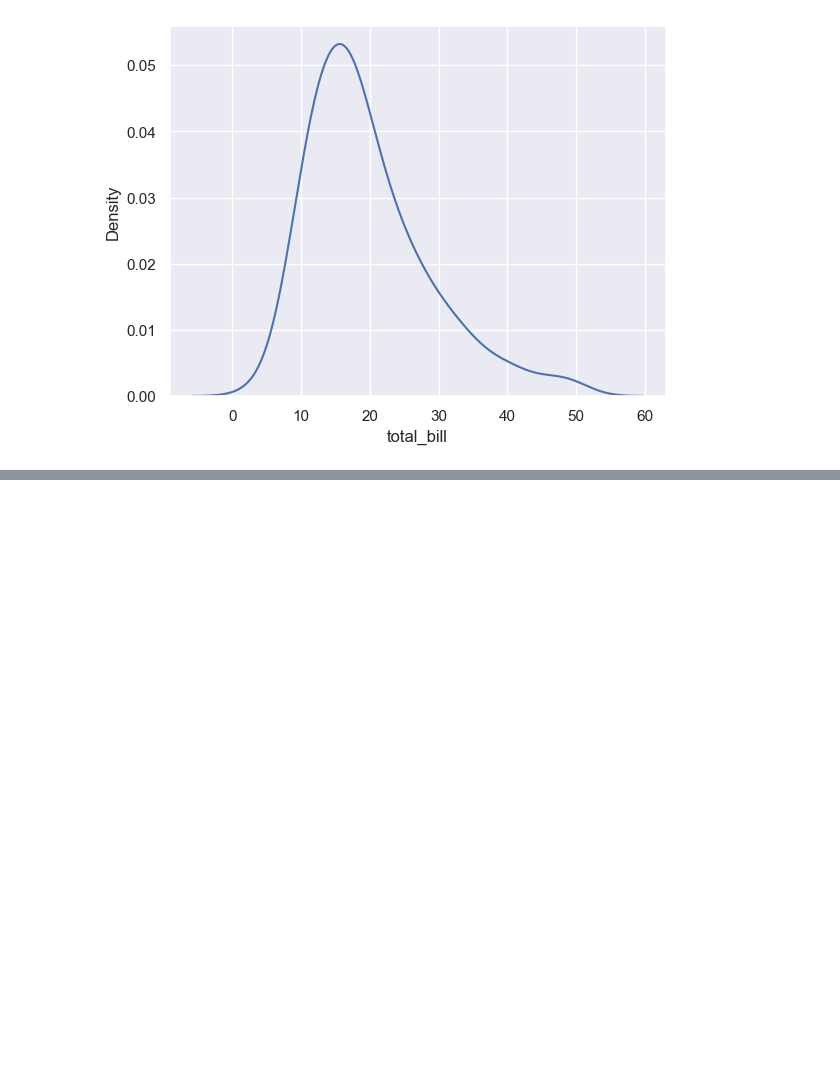
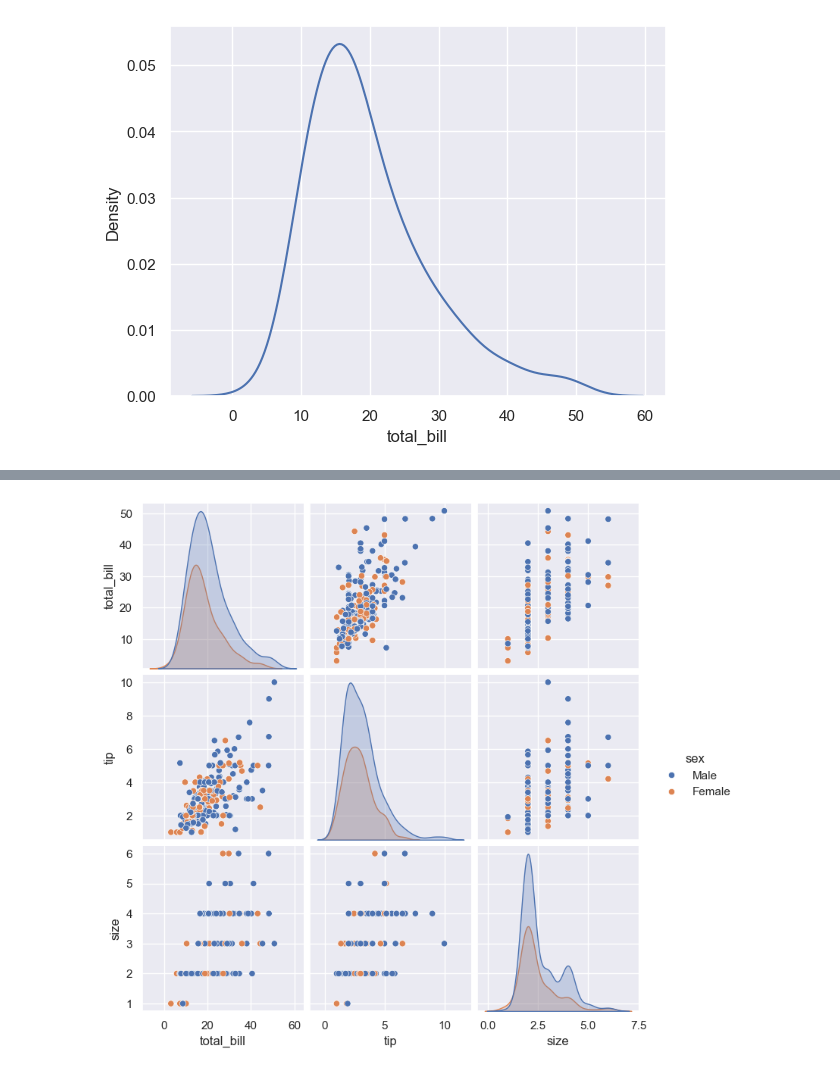
Before and after one commit to oscarm24/Analisis_de_datos_python, a Jupyter notebook: AnalisisDatos.ipynb, the cells around one changed output, grey strips where cells are left out. Drawn from its saved outputs; the diff is of its cells as text; code cells hidden in the pictures; blank space fills up the shorter version.

```diff
--- a/AnalisisDatos.ipynb
+++ b/AnalisisDatos.ipynb
@@ -937,0 +953,5 @@ plt.show()
+# %%
+sns.pairplot(df, hue="sex")
+plt.show()
+# %% [output]
+[figure, added]
```
Also changed, not shown: parts of 6 cells of this notebook.
